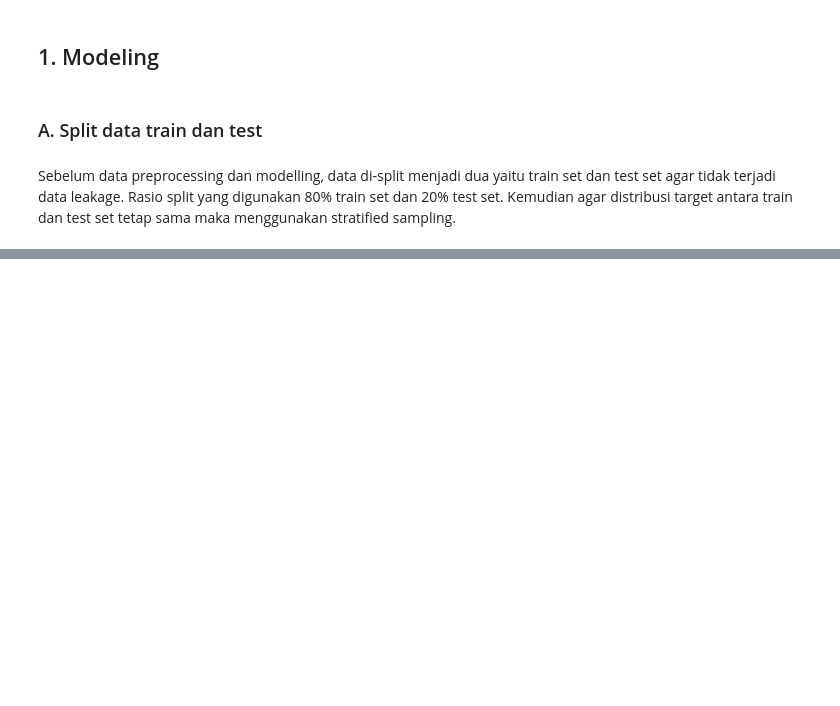
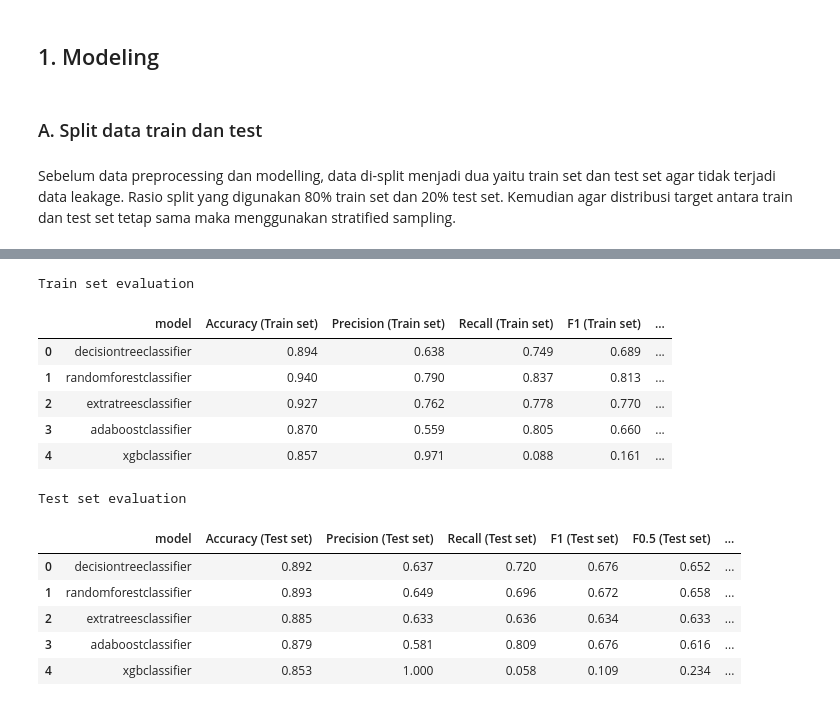
Before and after one commit to irfan-fadhlurrahman/online-shoppers-purchasing-intention, a Jupyter notebook: stage-3/Modelling - Kelompok 5.ipynb, the cells around one changed output, grey strips where cells are left out. Drawn from its saved outputs; the diff is of its cells as text; code cells hidden in the pictures; blank space fills up the shorter version.

```diff
--- a/stage-3/Modelling - Kelompok 5.ipynb
+++ b/stage-3/Modelling - Kelompok 5.ipynb
@@ -996,0 +409,25 @@ def classifier_model(seed=SEED):
+# %%
+numerical = [
+    'administrative', 'administrative_duration', 'informational',
+    'informational_duration', 'product_related', 'product_related_duration',
+    'bounce_rates', 'exit_rates', 'page_values', 'special_day',
+    'avg_adm_duration_per_page', 'avg_inf_duration_per_page', 'avg_prod_duration_per_page'
+]
+categorical = ['visitor_type', 'month']
+after_tuning = evaluate_metrics(numerical, categorical, tuned_model)
+after_tuning
+# %% [output]
+Train set evaluation
+|  | model | Accuracy (Train set) | Precision (Train set) | Recall (Train set) | F1 (Train set) | ... |
+| 0 | decisiontreeclassifier | 0.894 | 0.638 | 0.749 | 0.689 | ... |
+| 1 | randomforestclassifier | 0.940 | 0.790 | 0.837 | 0.813 | ... |
+| 2 | extratreesclassifier | 0.927 | 0.762 | 0.778 | 0.770 | ... |
+| 3 | adaboostclassifier | 0.870 | 0.559 | 0.805 | 0.660 | ... |
+| 4 | xgbclassifier | 0.857 | 0.971 | 0.088 | 0.161 | ... |
+Test set evaluation
+|  | model | Accuracy (Test set) | Precision (Test set) | Recall (Test set) | F1 (Test set) | F0.5 (Test set) | ... |
+| 0 | decisiontreeclassifier | 0.892 | 0.637 | 0.720 | 0.676 | 0.652 | ... |
+| 1 | randomforestclassifier | 0.893 | 0.649 | 0.696 | 0.672 | 0.658 | ... |
+| 2 | extratreesclassifier | 0.885 | 0.633 | 0.636 | 0.634 | 0.633 | ... |
+| 3 | adaboostclassifier | 0.879 | 0.581 | 0.809 | 0.676 | 0.616 | ... |
+| 4 | xgbclassifier | 0.853 | 1.000 | 0.058 | 0.109 | 0.234 | ... |
```
Also changed, not shown: parts of 73 cells of this notebook, 7 other files.
